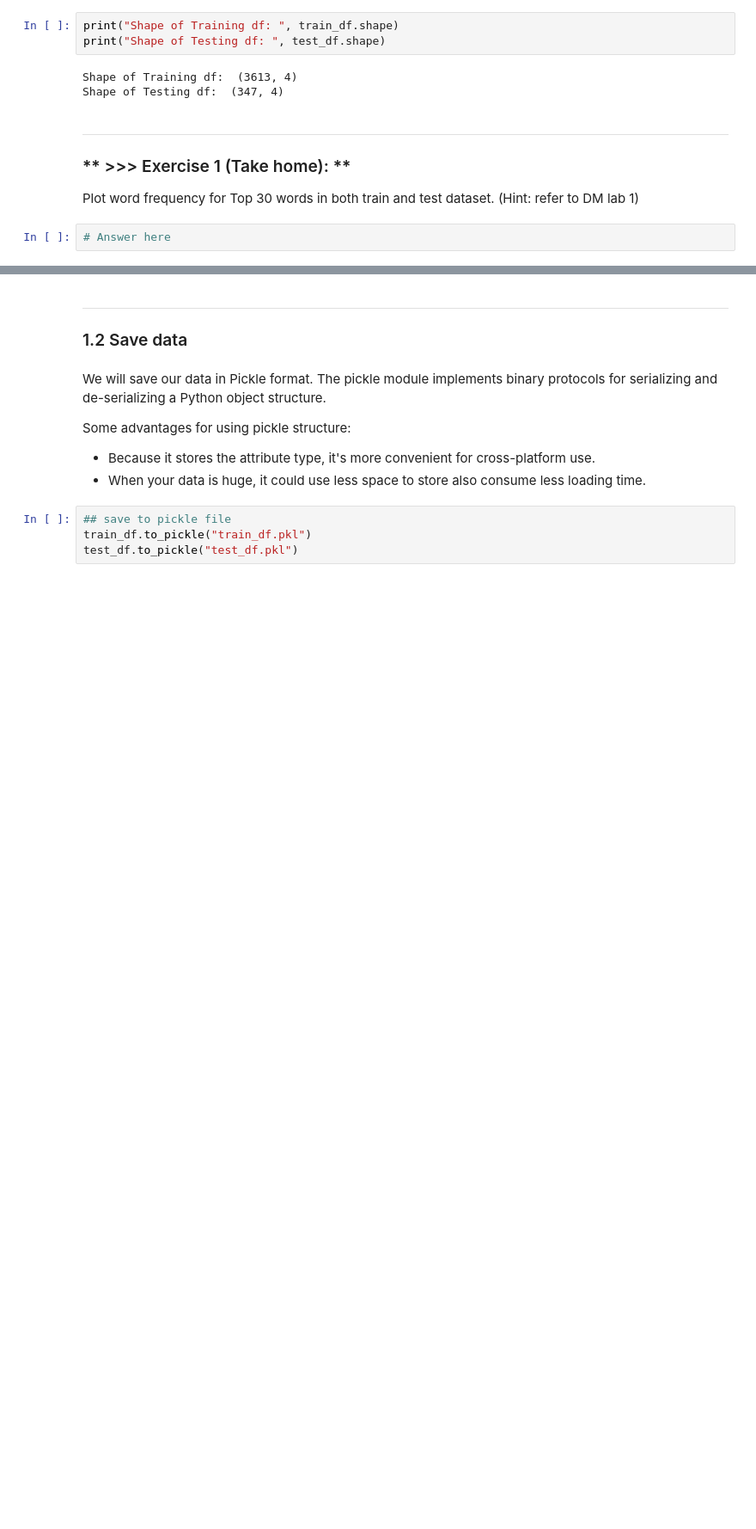
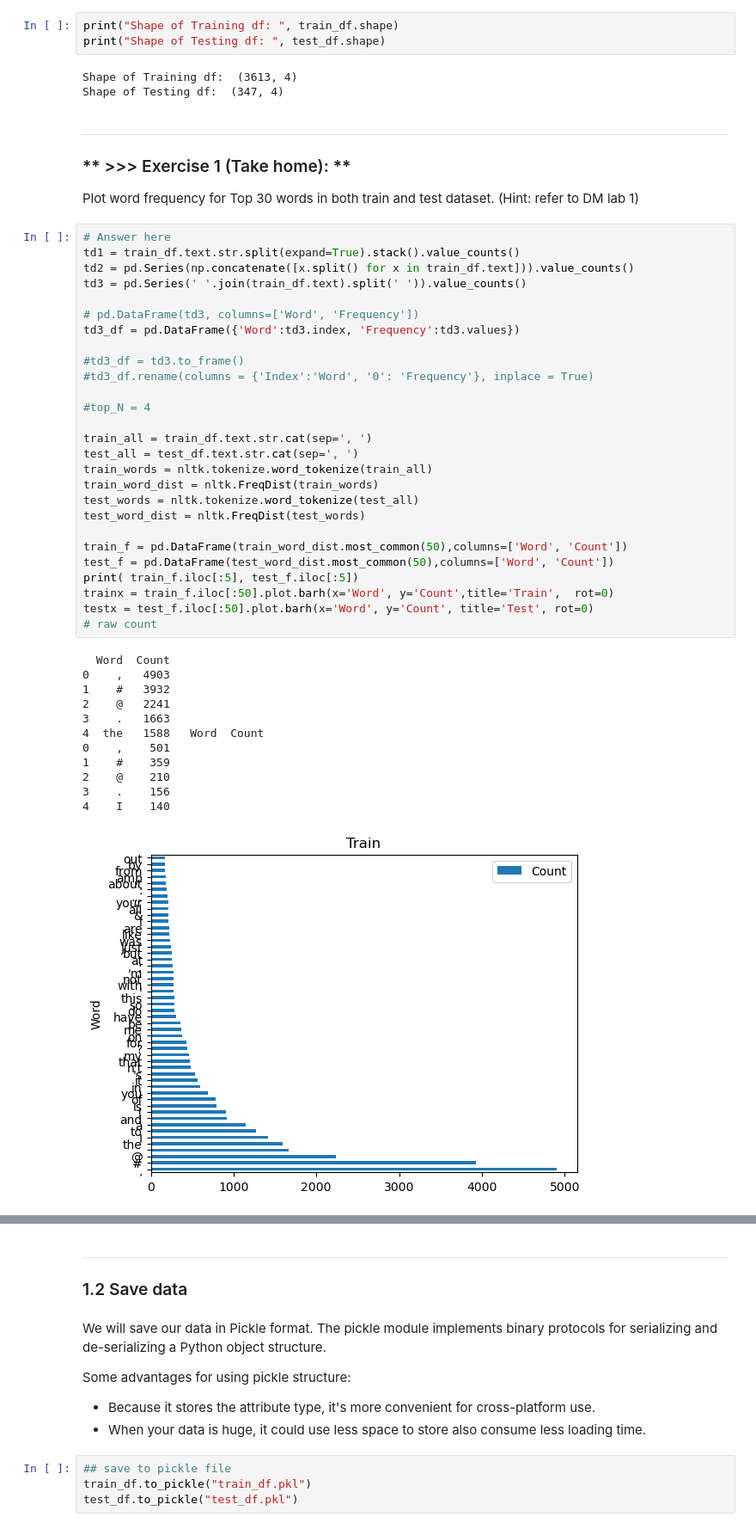
Before and after one commit to LiuHsinCheng/DM2022-Lab2-Master, a Jupyter notebook: DM2022-Lab2-Master.ipynb, the cells around one changed output, grey strips where cells are left out. Shown at 86% size. Drawn from its saved outputs; the diff is of its cells as text; blank space fills up the shorter version.

```diff
--- a/DM2022-Lab2-Master.ipynb
+++ b/DM2022-Lab2-Master.ipynb
@@ -111,5 +111,43 @@ Shape of Testing df:  (347, 4)
 ---
 ### ** >>> Exercise 1 (Take home): **
 Plot word frequency for Top 30 words in both train and test dataset. (Hint: refer to DM lab 1)
-# %%
-# Answer here
+# %%
+# Answer here
+td1 = train_df.text.str.split(expand=True).stack().value_counts()
+td2 = pd.Series(np.concatenate([x.split() for x in train_df.text])).value_counts()
+td3 = pd.Series(' '.join(train_df.text).split(' ')).value_counts()
+
+# pd.DataFrame(td3, columns=['Word', 'Frequency'])
+td3_df = pd.DataFrame({'Word':td3.index, 'Frequency':td3.values})
+
+#td3_df = td3.to_frame()
+#td3_df.rename(columns = {'Index':'Word', '0': 'Frequency'}, inplace = True)
+
+#top_N = 4
+
+train_all = train_df.text.str.cat(sep=', ')
+test_all = test_df.text.str.cat(sep=', ')
+train_words = nltk.tokenize.word_tokenize(train_all)
+train_word_dist = nltk.FreqDist(train_words)
+test_words = nltk.tokenize.word_tokenize(test_all)
+test_word_dist = nltk.FreqDist(test_words)
+
+train_f = pd.DataFrame(train_word_dist.most_common(50),columns=['Word', 'Count'])
+test_f = pd.DataFrame(test_word_dist.most_common(50),columns=['Word', 'Count'])
+print( train_f.iloc[:5], test_f.iloc[:5])
+trainx = train_f.iloc[:50].plot.barh(x='Word', y='Count',title='Train',  rot=0)
+testx = test_f.iloc[:50].plot.barh(x='Word', y='Count', title='Test', rot=0)
+# raw count
+# %% [output]
+  Word  Count
+0    ,   4903
+1    #   3932
+2    @   2241
+3    .   1663
+4  the   1588   Word  Count
+0    ,    501
+1    #    359
+2    @    210
+3    .    156
+4    I    140
+[figure, added]
```
Also changed, not shown: parts of 15 cells of this notebook.
